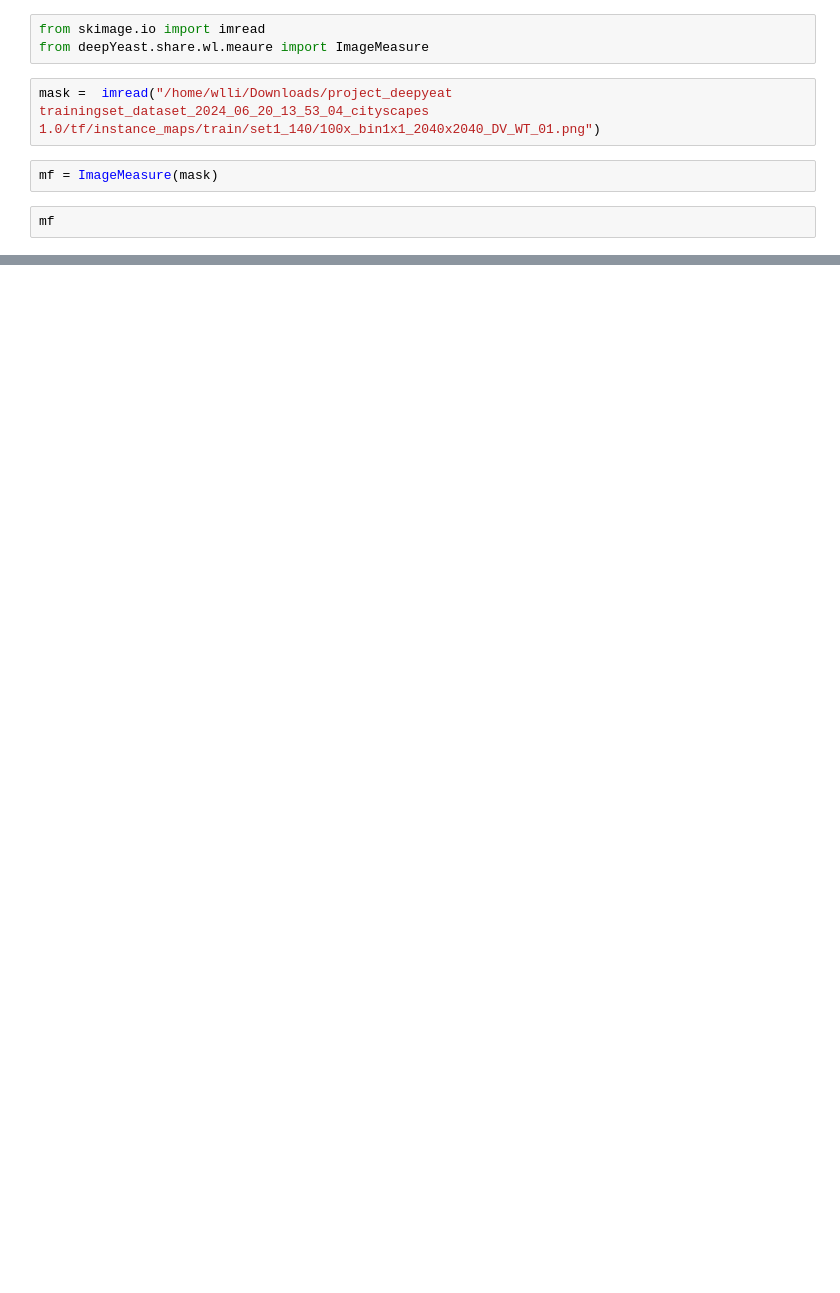
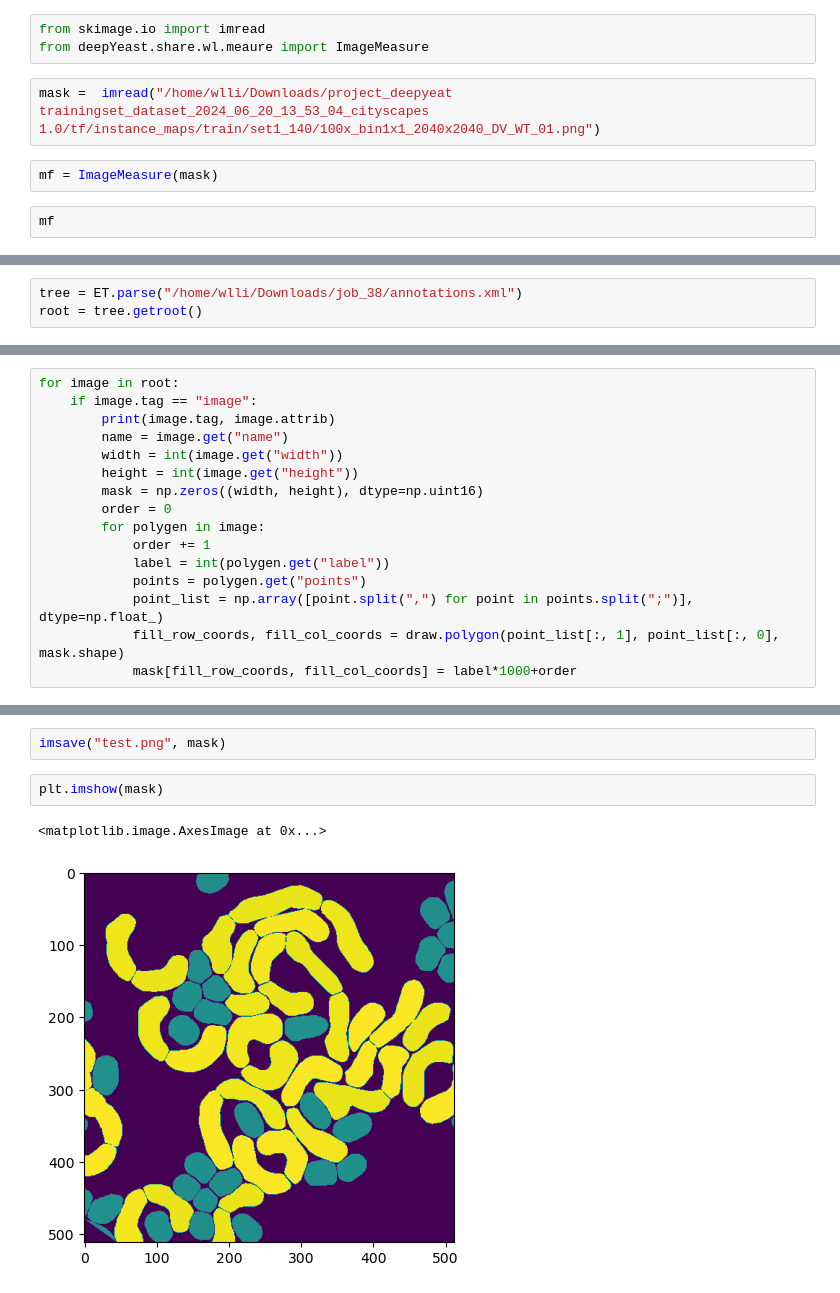
Before and after one commit to wanlanli/deepYeast, a Jupyter notebook: examples/06_formate_cvat2train.ipynb, the cells around one changed output, grey strips where cells are left out. Drawn from its saved outputs; the diff is of its cells as text; blank space fills up the shorter version.

```diff
--- a/examples/06_formate_cvat2train.ipynb
+++ b/examples/06_formate_cvat2train.ipynb
@@ -33,0 +61,3 @@ mf
+# %%
+tree = ET.parse("/home/wlli/Downloads/job_38/annotations.xml")
+root = tree.getroot()
@@ -33,0 +72,16 @@ mf
+# %%
+for image in root:
+    if image.tag == "image":
+        print(image.tag, image.attrib)
+        name = image.get("name")
+        width = int(image.get("width"))
+        height = int(image.get("height"))
+        mask = np.zeros((width, height), dtype=np.uint16)
+        order = 0
+        for polygen in image:
+            order += 1
+            label = int(polygen.get("label"))
+            points = polygen.get("points")
+            point_list = np.array([point.split(",") for point in points.split(";")], dtype=np.float_)
+            fill_row_coords, fill_col_coords = draw.polygon(point_list[:, 1], point_list[:, 0], mask.shape)
+            mask[fill_row_coords, fill_col_coords] = label*1000+order
@@ -33,0 +99,7 @@ mf
+# %%
+imsave("test.png", mask)
+# %%
+plt.imshow(mask)
+# %% [output]
+<matplotlib.image.AxesImage at 0x...>
+[figure, added]
```
Also changed, not shown: parts of 24 cells of this notebook, 4 other files.
